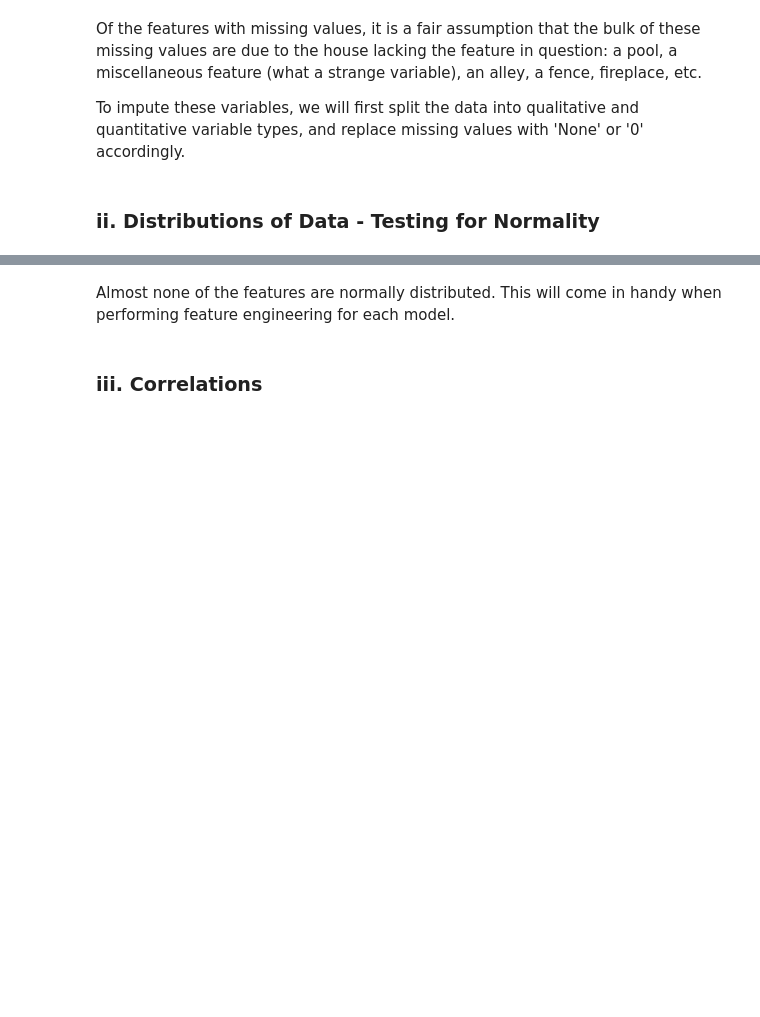
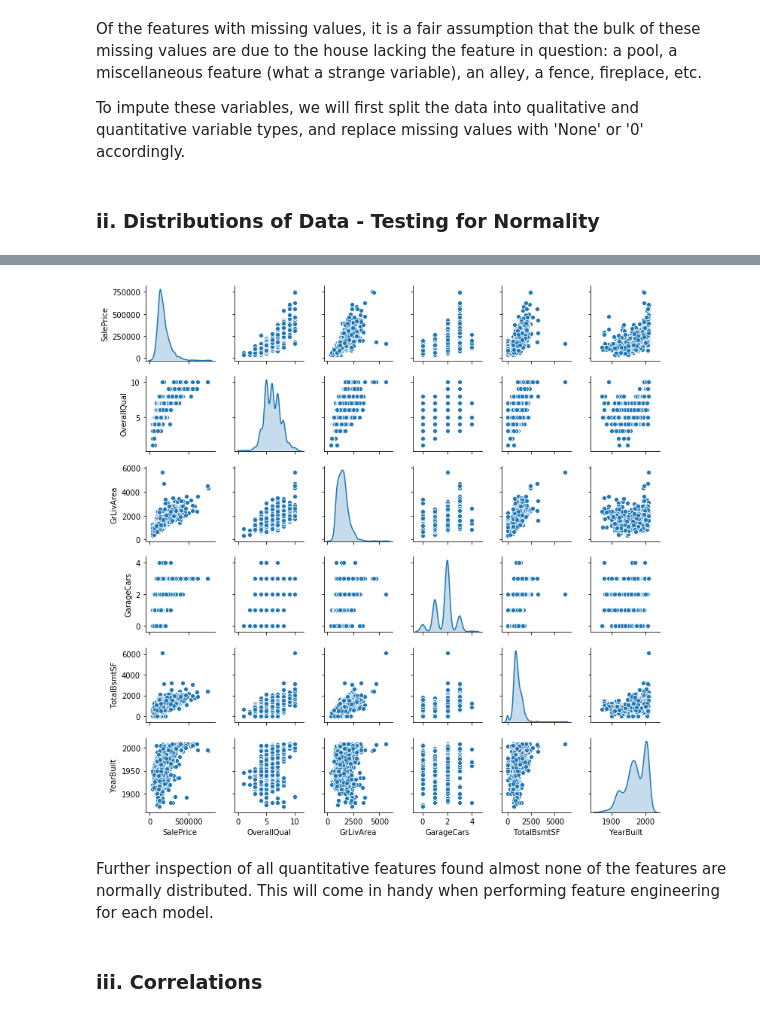
Before and after one commit to rossmaclean27/W207-final-project, a Jupyter notebook: Final-Submission-Fong-MacLean-West.ipynb, the cells around one changed output, grey strips where cells are left out. Cells and saved outputs as stored; diff of their text form; code cells hidden in the pictures; blank space fills up the shorter version.

```diff
--- a/Final-Submission-Fong-MacLean-West.ipynb
+++ b/Final-Submission-Fong-MacLean-West.ipynb
@@ -188,5 +168,21 @@ plot_distribution_quants()
+# %%
+def pairplots(train=train):
+    '''Plot the distributions of all quantitative variables
+    contained in the raw training data.
+    '''
+    # Replace missing for train
+    train_data = replace_missing(train)
+
+    # Generate plot for key features
+    cols = ['SalePrice', 'OverallQual', 'GrLivArea', 'GarageCars', 'TotalBsmtSF', 'YearBuilt']
+    sns.pairplot(train_data[cols], diag_kind='kde', size = 1.75)
+    plt.show()
+
+pairplots()
+# %% [output]
+[figure, added]
 # %% [markdown]
-Almost none of the features are normally distributed. This will come in handy when performing feature engineering for each model.
+Further inspection of all quantitative features found almost none of the features are normally distributed. This will come in handy when performing feature engineering for each model.
 # %% [markdown]
 ### iii. Correlations
 # %%
```
Also changed, not shown: parts of 55 cells of this notebook, 1 other file.
